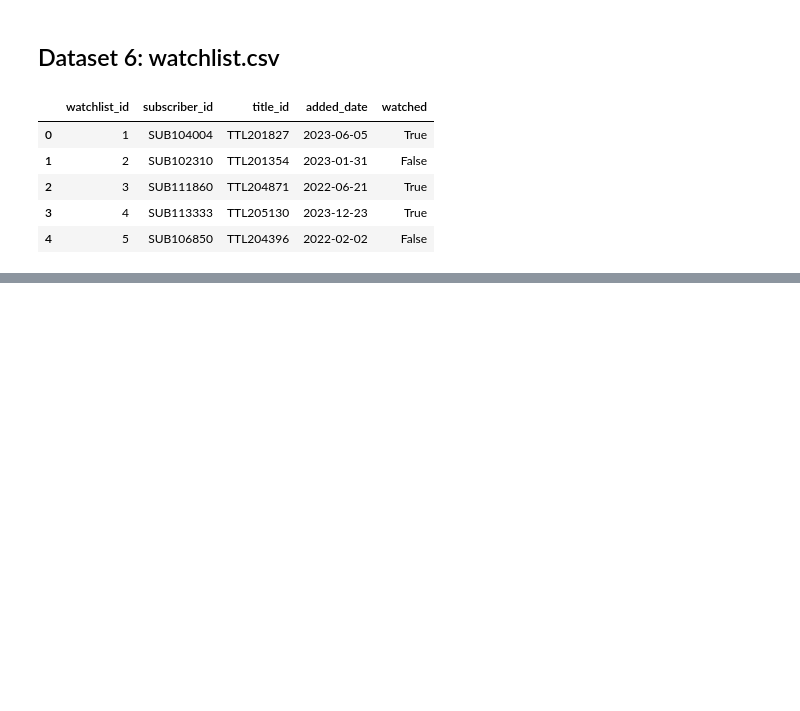
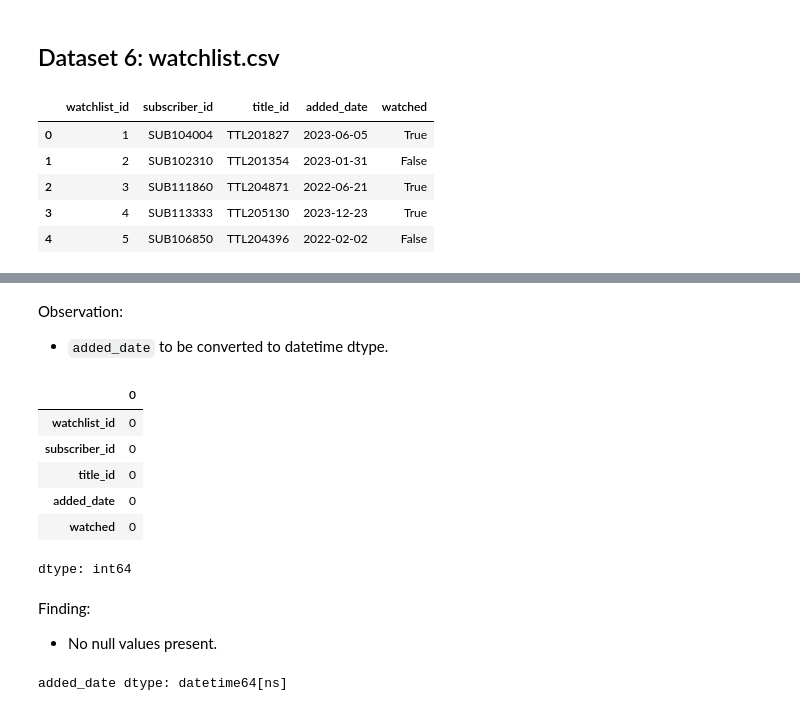
Before and after one commit to Bindiya-Anand/StreamFlix-Content-Analytics-Project, a Jupyter notebook: notebooks/StreamFlix_Phase1_Bindiya_Anand.ipynb, the cells around one changed output, grey strips where cells are left out. Drawn from its saved outputs; the diff is of its cells as text; code cells hidden in the pictures; blank space fills up the shorter version.

```diff
--- a/notebooks/StreamFlix_Phase1_Bindiya_Anand.ipynb
+++ b/notebooks/StreamFlix_Phase1_Bindiya_Anand.ipynb
@@ -278,0 +457,24 @@ watchlist.head()
+# %% [markdown]
+Observation:
+- `added_date` to be converted to datetime dtype.
+# %%
+# checking for null values
+watchlist.isna().sum()
+# %% [output]
+|  | 0 |
+| watchlist_id | 0 |
+| subscriber_id | 0 |
+| title_id | 0 |
+| added_date | 0 |
+| watched | 0 |
+dtype: int64
+# %% [markdown]
+Finding:
+- No null values present.
+# %%
+# coverting added_date to datatime dtype
+watchlist['added_date'] = pd.to_datetime(watchlist['added_date'])
+
+print('added_date dtype:', watchlist['added_date'].dtype)
+# %% [output]
+added_date dtype: datetime64[ns]
```
Also changed, not shown: parts of 23 cells of this notebook.
